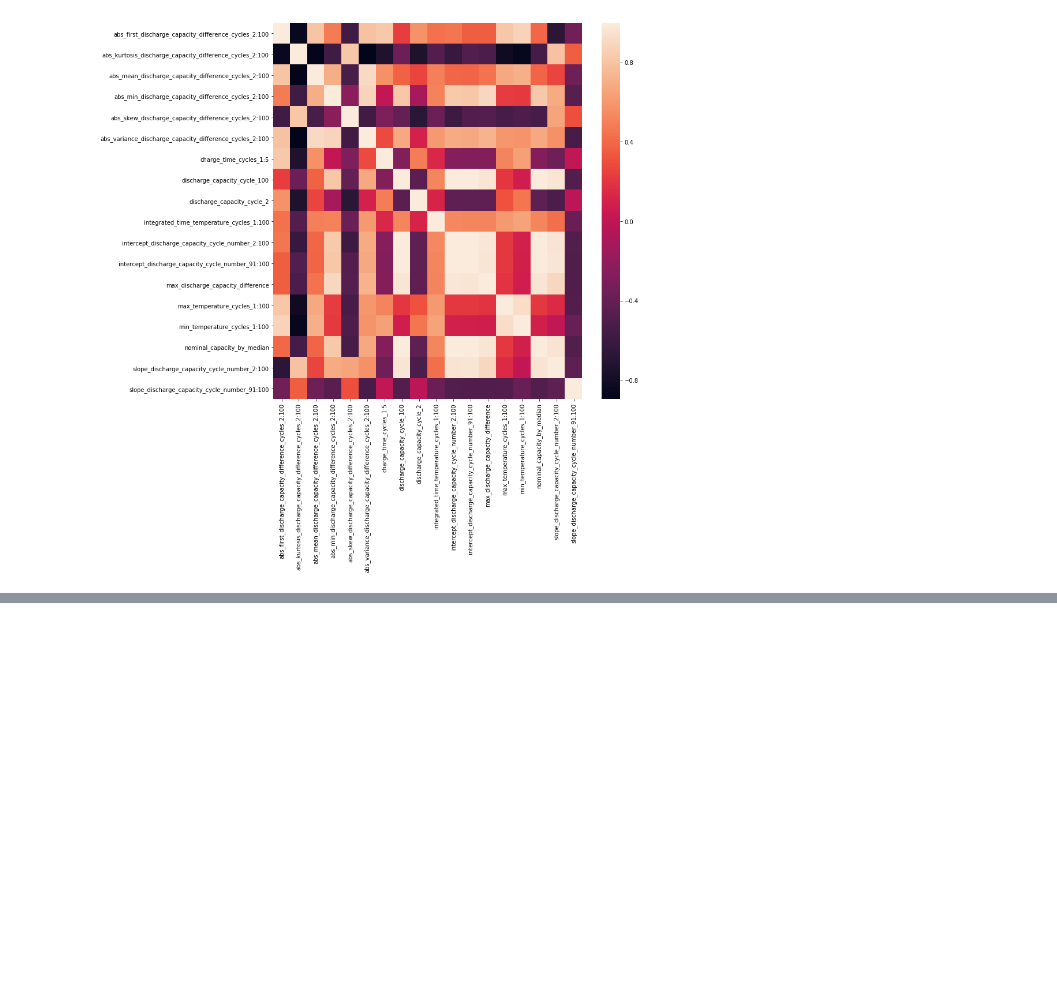
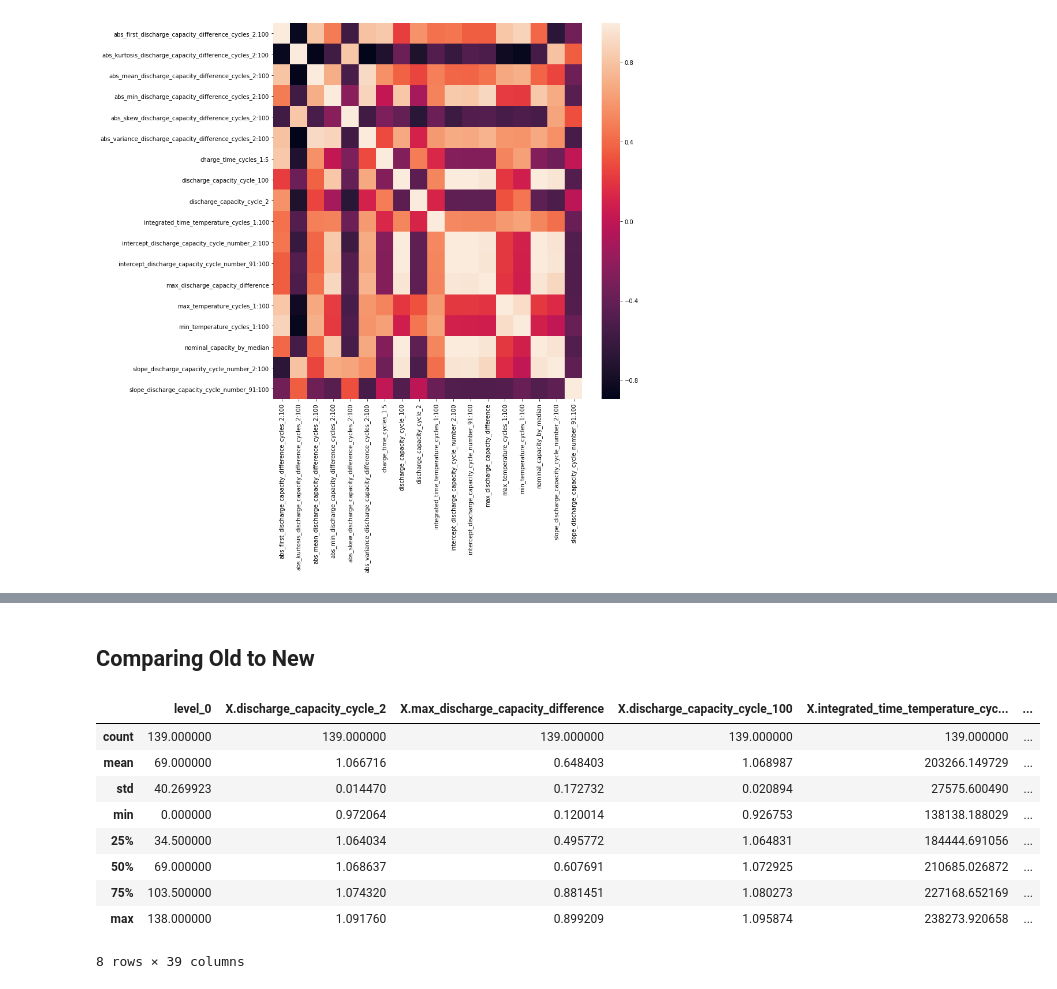
Before and after one commit to ayakkala1/TRI-Capstone, a Jupyter notebook: NewData/EDA.ipynb, the cells around one changed output, grey strips where cells are left out. Cells and saved outputs as stored; diff of their text form; code cells hidden in the pictures; blank space fills up the shorter version.

```diff
--- a/NewData/EDA.ipynb
+++ b/NewData/EDA.ipynb
@@ -213,0 +404,15 @@ sns.heatmap(corr,
+# %% [markdown]
+## Comparing Old to New
+# %%
+df_full.describe()
+# %% [output]
+|  | level_0 | X.discharge_capacity_cycle_2 | X.max_discharge_capacity_difference | X.discharge_capacity_cycle_100 | X.integrated_time_temperature_cyc... | ... |
+| count | 139.000000 | 139.000000 | 139.000000 | 139.000000 | 139.000000 | ... |
+| mean | 69.000000 | 1.066716 | 0.648403 | 1.068987 | 203266.149729 | ... |
+| std | 40.269923 | 0.014470 | 0.172732 | 0.020894 | 27575.600490 | ... |
+| min | 0.000000 | 0.972064 | 0.120014 | 0.926753 | 138138.188029 | ... |
+| 25% | 34.500000 | 1.064034 | 0.495772 | 1.064831 | 184444.691056 | ... |
+| 50% | 69.000000 | 1.068637 | 0.607691 | 1.072925 | 210685.026872 | ... |
+| 75% | 103.500000 | 1.074320 | 0.881451 | 1.080273 | 227168.652169 | ... |
+| max | 138.000000 | 1.091760 | 0.899209 | 1.095874 | 238273.920658 | ... |
+8 rows × 39 columns
```
Also changed, not shown: parts of 24 cells of this notebook, 3 other files.
